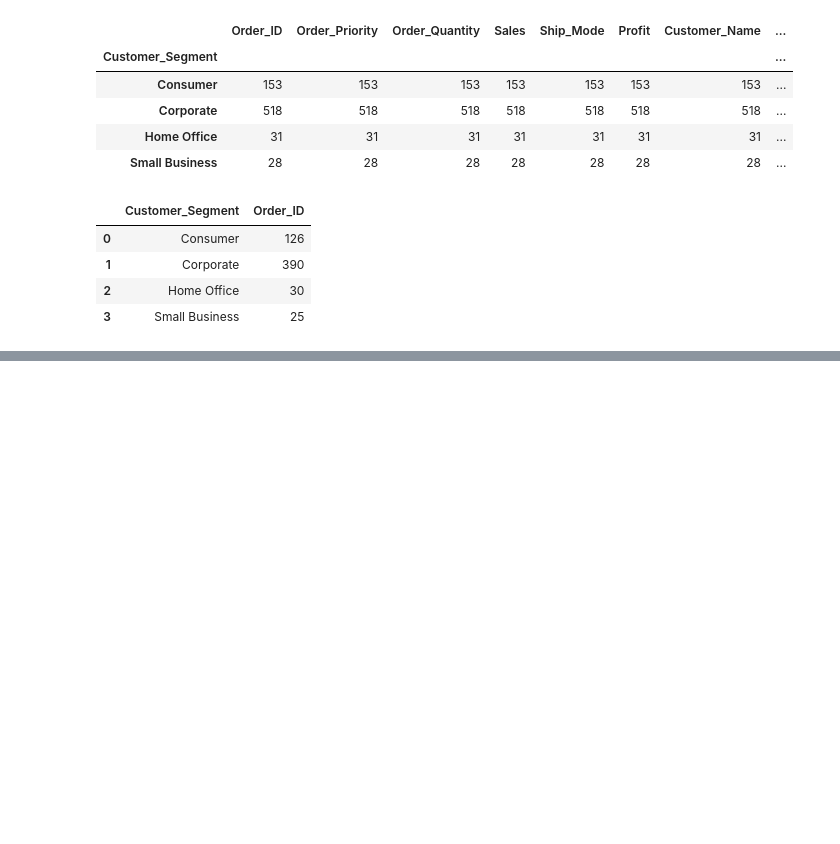
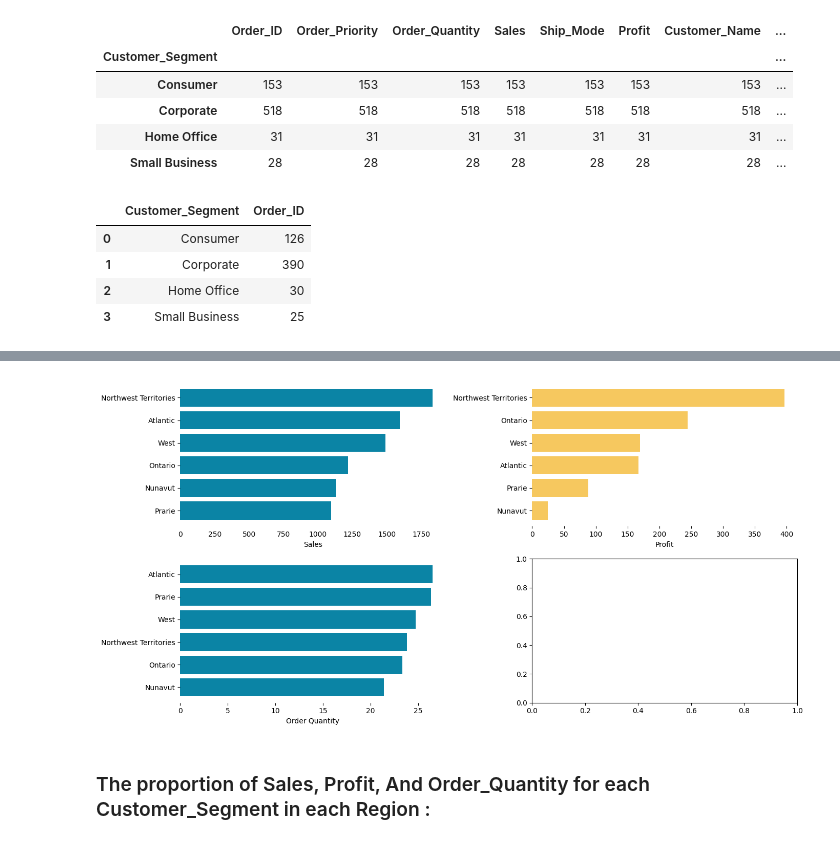
Before and after one commit to Amrane20/Sales_Analysis, a Jupyter notebook: data_cleaning.ipynb, the cells around one changed output, grey strips where cells are left out. Drawn from its saved outputs; the diff is of its cells as text; code cells hidden in the pictures; blank space fills up the shorter version.

```diff
--- a/data_cleaning.ipynb
+++ b/data_cleaning.ipynb
@@ -98,7 +66,7 @@ Name: Order_ID, Length: 288, dtype: int64
 columns_to_capitalize = ['Order_Priority', 'Ship_Mode', 'Region', 'Customer_Segment',
        'Product_Category', 'Product_Sub-Category', 'Product_Name',
        'Product_Container']
-df[columns_to_capitalize] = df[columns_to_capitalize].apply(lambda x: x.str.title())
+df[columns_to_capitalize] = df[columns_to_capitalize].apply(lambda elm: elm.str.title())
 # %% [markdown]
 ## => What is the number of unique Order_priority?
 # %%
@@ -374,0 +299,6 @@ loyal_customers[['Order_ID','Customer_Name']]
+# %%
+# indexing the data Frame
+df.set_index(['Region','Customer_Segment','Product_Category','Product_Sub-Category','Order_Priority','Order_ID'] , inplace= True)
+# %%
+df = df.sort_index()
+df
@@ -374,0 +320,31 @@ loyal_customers[['Order_ID','Customer_Name']]
+# %%
+region_avg_sales = df.groupby(level= 'Region')[['Sales','Order_Quantity','Profit']].mean()
+region_avg_sales = region_avg_sales.sort_values(by = 'Sales')
+region_avg_profit = region_avg_sales.sort_values(by = 'Profit')
+region_avg_order_quantity = region_avg_sales.sort_values(by = 'Order_Quantity')
+# %%
+fig, axs = plt.subplots(2, 2, figsize=(14, 7))
+
+axs[0,0].barh(region_avg_sales.index, region_avg_sales['Sales'], color='#0B84A5')
+axs[0,0].set_xlabel('Sales')
+axs[0, 0].spines[['top', 'right', 'bottom', 'left']].set_visible(False)
+axs[0,0].xaxis.set_ticks_position('none')
+
+# axs[0].set_title('Sales by Region')
+axs[0,1].barh(region_avg_profit.index, region_avg_profit['Profit'], color='#F6C85F')
+axs[0,1].set_xlabel('Profit')
+axs[0, 1].spines[['top', 'right', 'bottom', 'left']].set_visible(False)
+
+# axs[1].set_title('Profit by Region')
+axs[1,0].barh(region_avg_order_quantity.index, region_avg_order_quantity['Order_Quantity'], color='#0B84A5')
+axs[1,0].set_xlabel('Order Quantity')
+axs[1, 0].spines[['top', 'right', 'bottom', 'left']].set_visible(False)
+
+
+
+plt.tight_layout()
+plt.show()
+# %% [output]
+[figure, added]
+# %% [markdown]
+### The proportion of Sales, Profit, And Order_Quantity for each Customer_Segment in each Region :
```
Also changed, not shown: parts of 47 cells of this notebook.
